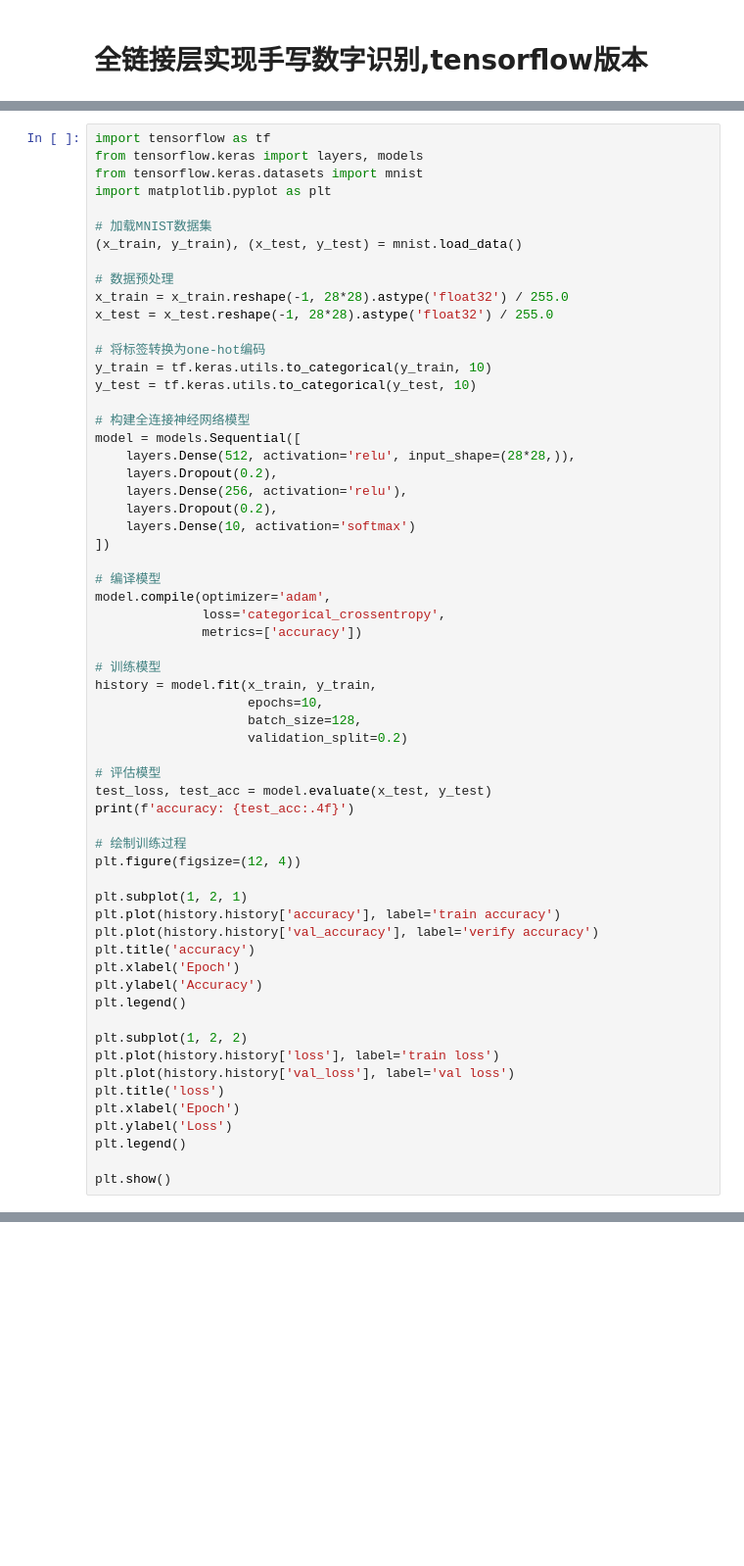
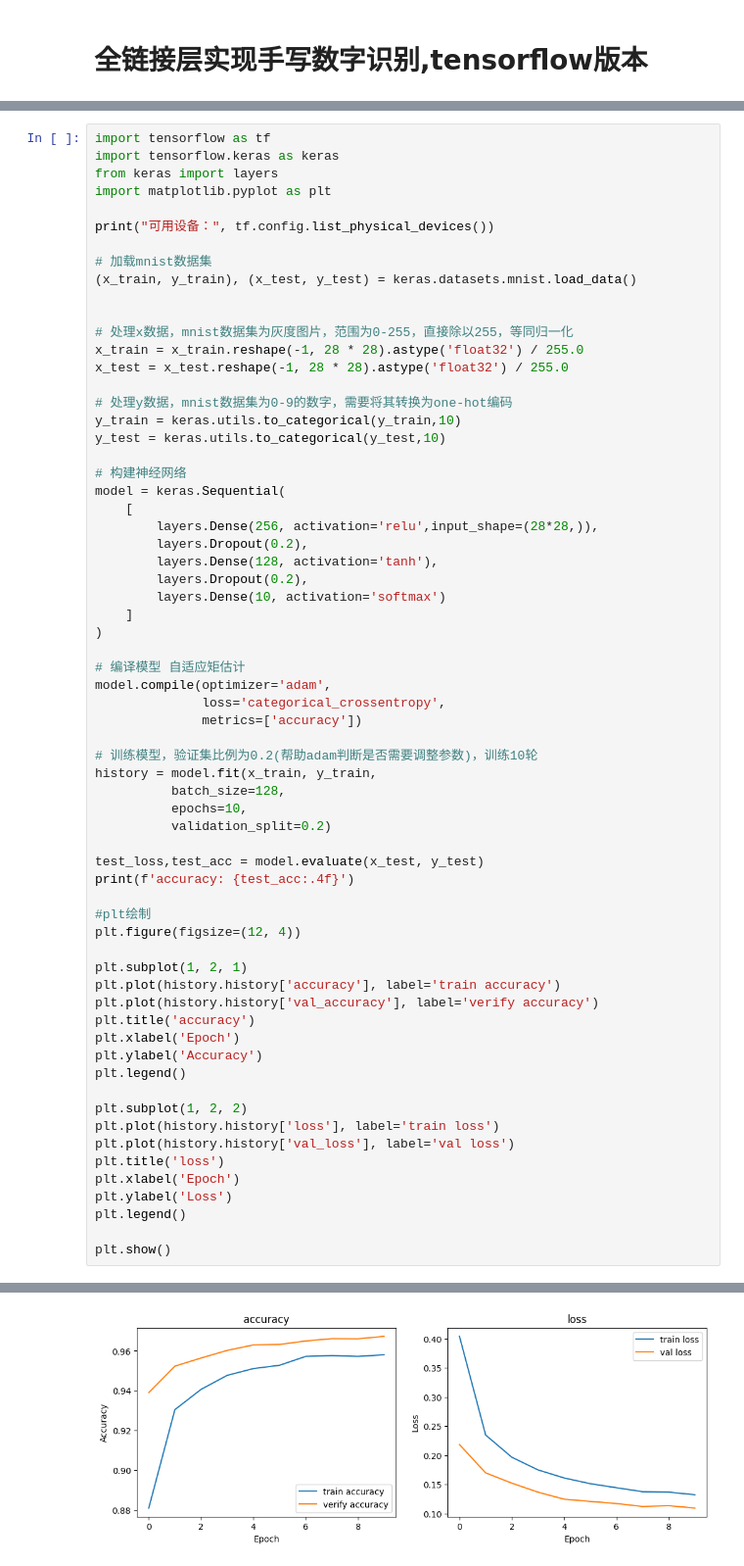
Before and after one commit to lWolvesl/AI-learning, a Jupyter notebook: lab/8_cnn-yolo.ipynb, the cells around one changed output, grey strips where cells are left out. Shown: that part at 98% size. Saved outputs shown, nothing was run; the diff lists cells and outputs as text; blank space fills up the shorter version.

```diff
--- a/lab/8_cnn-yolo.ipynb
+++ b/lab/8_cnn-yolo.ipynb
@@ -10,45 +3,49 @@ print(tf.keras.__version__)
 # %%
 import tensorflow as tf
-from tensorflow.keras import layers, models
-from tensorflow.keras.datasets import mnist
+import tensorflow.keras as keras
+from keras import layers
 import matplotlib.pyplot as plt
 
-# 加载MNIST数据集
-(x_train, y_train), (x_test, y_test) = mnist.load_data()
+print("可用设备：", tf.config.list_physical_devices())
 
-# 数据预处理
-x_train = x_train.reshape(-1, 28*28).astype('float32') / 255.0
-x_test = x_test.reshape(-1, 28*28).astype('float32') / 255.0
+# 加载mnist数据集
+(x_train, y_train), (x_test, y_test) = keras.datasets.mnist.load_data()
 
-# 将标签转换为one-hot编码
-y_train = tf.keras.utils.to_categorical(y_train, 10)
-y_test = tf.keras.utils.to_categorical(y_test, 10)
 
-# 构建全连接神经网络模型
-model = models.Sequential([
-    layers.Dense(512, activation='relu', input_shape=(28*28,)),
-    layers.Dropout(0.2),
-    layers.Dense(256, activation='relu'),
-    layers.Dropout(0.2),
-    layers.Dense(10, activation='softmax')
-])
+# 处理x数据，mnist数据集为灰度图片，范围为0-255，直接除以255，等同归一化
+x_train = x_train.reshape(-1, 28 * 28).astype('float32') / 255.0
+x_test = x_test.reshape(-1, 28 * 28).astype('float32') / 255.0
 
-# 编译模型
+# 处理y数据，mnist数据集为0-9的数字，需要将其转换为one-hot编码
+y_train = keras.utils.to_categorical(y_train,10)
+y_test = keras.utils.to_categorical(y_test,10)
+
+# 构建神经网络
+model = keras.Sequential(
+    [
+        layers.Dense(256, activation='relu',input_shape=(28*28,)),
+        layers.Dropout(0.2),
+        layers.Dense(128, activation='tanh'),
+        layers.Dropout(0.2),
+        layers.Dense(10, activation='softmax')
+    ]
+)
+
+# 编译模型 自适应矩估计
 model.compile(optimizer='adam',
               loss='categorical_crossentropy',
               metrics=['accuracy'])
 
-# 训练模型
+# 训练模型，验证集比例为0.2(帮助adam判断是否需要调整参数)，训练10轮
 history = model.fit(x_train, y_train,
-                    epochs=10,
-                    batch_size=128,
-                    validation_split=0.2)
+          batch_size=128,
+          epochs=10,
+          validation_split=0.2)
 
-# 评估模型
-test_loss, test_acc = model.evaluate(x_test, y_test)
+test_loss,test_acc = model.evaluate(x_test, y_test)
 print(f'accuracy: {test_acc:.4f}')
 
-# 绘制训练过程
+#plt绘制
 plt.figure(figsize=(12, 4))
 
 plt.subplot(1, 2, 1)
@@ -80,0 +94 @@ KeyboardInterrupt:
+[figure, added]
```
Also changed, not shown: parts of 2 cells of this notebook, 1 other file.
